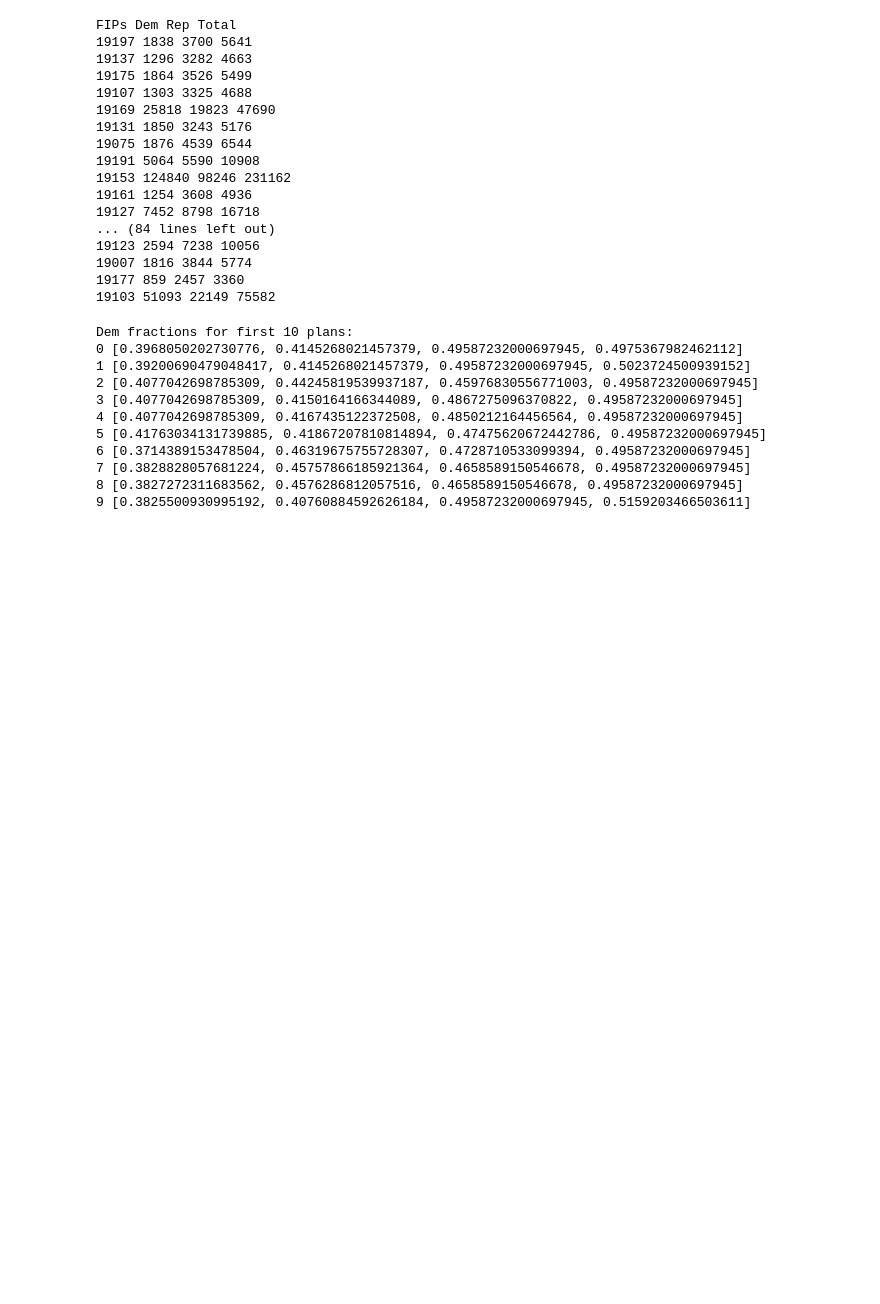
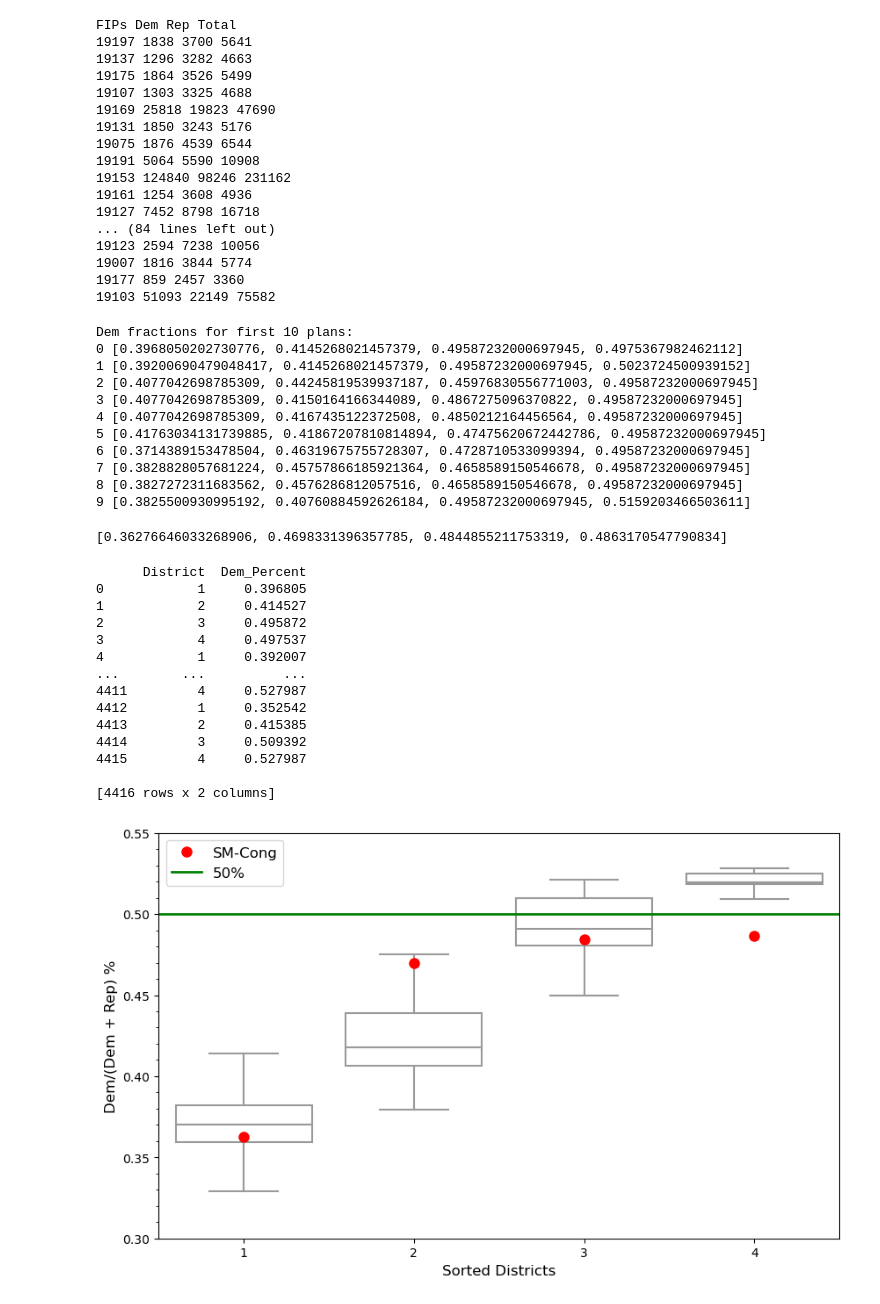
Before and after one commit to AustinLBuchanan/refuting_a_widespread_belief_about_county_splits, a Jupyter notebook: src/IA_plans_25_figures.ipynb, the cells around one changed output. Cells and saved outputs as stored; diff of their text form; code cells hidden in the pictures; blank space fills up the shorter version.

```diff
--- a/src/IA_plans_25_figures.ipynb
+++ b/src/IA_plans_25_figures.ipynb
@@ -6,7 +6,7 @@ k = 4                  # the state has this number of districts
 deviation = 1          # use: L=ideal_population-deviation, U=ideal_population-deviation
 obj_type = 'cut_edges' # compactness objectives: cut_edges, perimeter, or polsby_popper
 # %%
-filepath = '..\\dat\\'
+filepath = 'C:\\districting-data-2020-reprojection\\'
 filename = state + '_county.json'
 
 from util import read_graph_from_json
@@ -16,9 +16,12 @@ plans = [[[8, 14, 17, 37, 43, 53, 62, 66, 68, 73, 78, 79, 93], [5, 7, 9, 11, 13,
 # %%
-from util import district_objective
-pps = list()
+from util import district_objective, plan_objective
+pps = list() # polsby_popper list
+ces = list() #cut_edges list
 for plan in plans:
     pp = [ 1/district_objective(G, district, obj_type='inverse_polsby_popper') for district in plan ]
+    ce = [ plan_objective(G, plan, obj_type='cut_edges')]
     pps.append(sorted(pp))
+    ces.append(ce)
 # %%
 max_print = 10
 print(f"polsby popper scores for first {max_print} plans:")
@@ -128,3 +148,73 @@ Dem fractions for first 10 plans:
 7 [0.3828828057681224, 0.45757866185921364, 0.4658589150546678, 0.49587232000697945]
 8 [0.3827272311683562, 0.4576286812057516, 0.4658589150546678, 0.49587232000697945]
 9 [0.3825500930995192, 0.40760884592626184, 0.49587232000697945, 0.5159203466503611]
+# %%
+#enacted plan
+pps_enacted = sorted([0.2707,0.3901,0.3223,0.2633])
+dems_enacted=[178702,178686,174777,129693]
+reps_enacted=[190147,201632,184612,227818]
+dem_fractions_enacted = sorted([ dems_enacted[j] / ( dems_enacted[j] + reps_enacted[j] ) for j in range(k) ])
+
+print(dem_fractions_enacted)
+# %% [output]
+[0.36276646033268906, 0.4698331396357785, 0.4844855211753319, 0.4863170547790834]
+# %%
+import matplotlib.pyplot as plt
+import seaborn as sns
+import numpy as np
+import pandas as pd
+from matplotlib.ticker import MultipleLocator, NullFormatter
+
+# Create a DataFrame
+df = pd.DataFrame({
+    'District': np.tile(np.arange(1, k + 1), len(plans)),
+    'Dem_Percent': np.concatenate(dem_fraction_by_plan)
+})
+
+#print(df.head(40))
+print(df)
+
+# Specific plan data (e.g., "SM-Cong")
+sm_cong_df = pd.DataFrame({
+    'District': np.arange(k),
+    'Dem_Percent': (dem_fractions_enacted)
+})
+
+# Plotting
+plt.figure(figsize=(10, 6))
+sns.boxplot(x='District', y='Dem_Percent', data=df, color='white', fliersize=0, linewidth=1.5)
+plt.plot(sm_cong_df['District'], sm_cong_df['Dem_Percent'], 'o', color='red', label='SM-Cong', markersize=8)
+plt.axhline(0.5, color='green', label='50%', linewidth=2)
+
+# Set y-axis limits
+plt.ylim(0.3, 0.55)
+
+# Customize y-axis ticks
+plt.gca().yaxis.set_major_locator(MultipleLocator(0.05))  # Major ticks every 0.05
+plt.gca().yaxis.set_minor_locator(MultipleLocator(0.01))  # Minor ticks every 0.01
+plt.gca().yaxis.set_minor_formatter(NullFormatter())  # No labels for minor ticks
+plt.gca().yaxis.set_major_formatter(plt.FuncFormatter(lambda x, _: f'{x:.2f}'))  # Labels for major ticks
+
+# Add labels and legend
+plt.xlabel('Sorted Districts', fontsize=12)
+plt.ylabel('Dem/(Dem + Rep) %', fontsize=12)
+plt.legend(loc='upper left', fontsize=12)
+#plt.title('Democratic Vote Percentages in Districts', fontsize=14)
+
+plt.show()
+# %% [output]
+      District  Dem_Percent
+0            1     0.396805
+1            2     0.414527
+2            3     0.495872
+3            4     0.497537
+4            1     0.392007
+...        ...          ...
+4411         4     0.527987
+4412         1     0.352542
+4413         2     0.415385
+4414         3     0.509392
+4415         4     0.527987
+
+[4416 rows x 2 columns]
+[figure, added]
```
Also changed, not shown: parts of 8 cells of this notebook.
